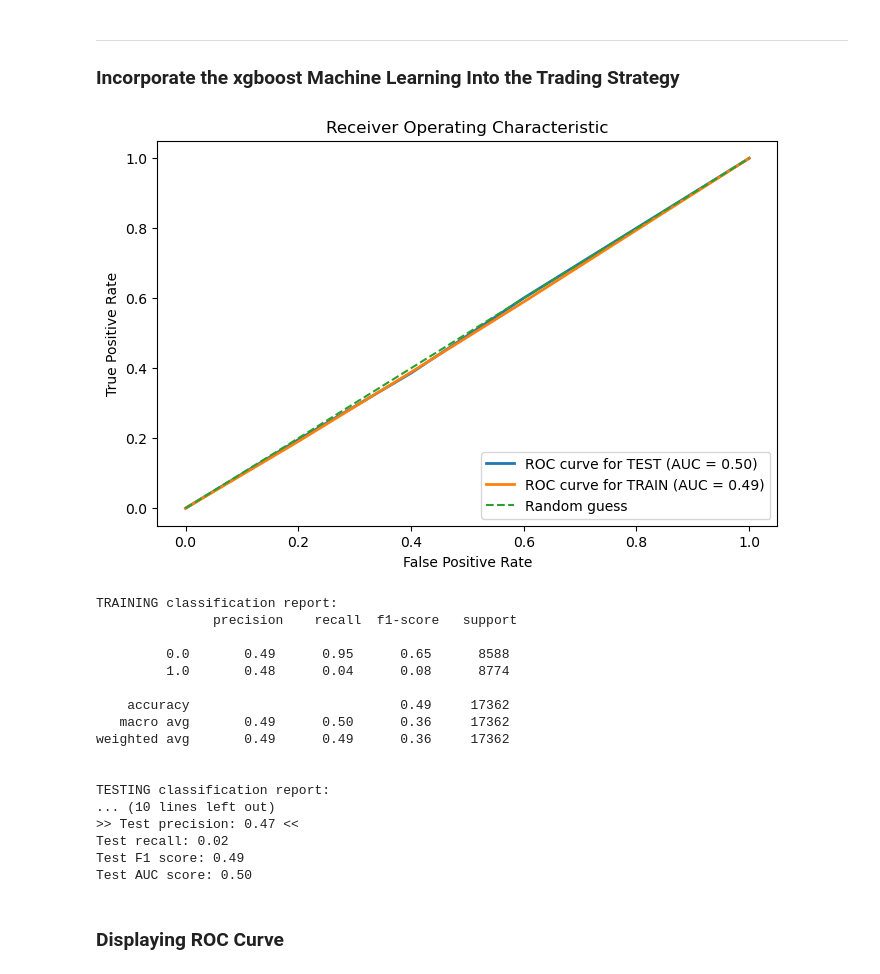
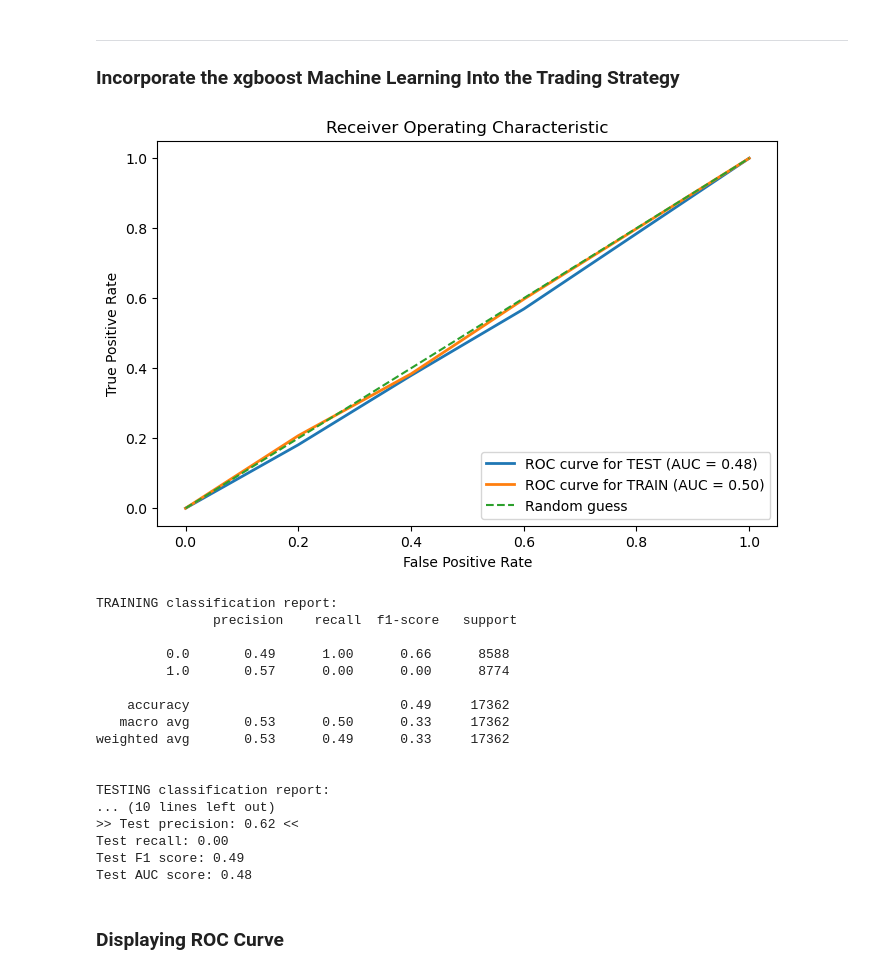
Before and after one commit to adrienCAD/ALGOTRADING_Research, a Jupyter notebook: Coding_Experiments/SimpleTrendFollowing_XGB.ipynb, the cells around one changed output. Saved outputs shown, nothing was run; the diff lists cells and outputs as text; code cells hidden in the pictures.

```diff
--- a/Coding_Experiments/SimpleTrendFollowing_XGB.ipynb
+++ b/Coding_Experiments/SimpleTrendFollowing_XGB.ipynb
@@ -449,41 +453,41 @@ Choose the best model
 # %%
 import xgboost as xgb
 #from xgboost import xgbClassifier
 from sklearn.metrics import accuracy_score, f1_score
 from sklearn.model_selection import GridSearchCV
 
 #replace -1 by 0 as xgboost expects a boolean target vector (only 0 and 1)
 y_train = y_train.replace(-1, 0)
 y_test = y_test.replace(-1, 0)
 
 # Create a xgb Classifier model
-xgb_clf = xgb.XGBClassifier(reg_alpha=15)
+xgb_clf = xgb.XGBClassifier(reg_alpha=27)
 
 xgb_clf.fit(X_train_scaled, y_train)
 
 # Use the best model to make predictions on the test data
 y_pred_xgb = xgb_clf.predict(X_test_scaled)
 
 ROC(xgb_clf,X_train,X_test,y_train,y_test)
 # %% [output]
-[figure, old version]
+[figure, new version]
 TRAINING classification report:
                precision    recall  f1-score   support
 
-         0.0       0.49      0.95      0.65      8588
-         1.0       0.48      0.04      0.08      8774
+         0.0       0.49      1.00      0.66      8588
+         1.0       0.57      0.00      0.00      8774
 
     accuracy                           0.49     17362
-   macro avg       0.49      0.50      0.36     17362
-weighted avg       0.49      0.49      0.36     17362
+   macro avg       0.53      0.50      0.33     17362
+weighted avg       0.53      0.49      0.33     17362
 
 
 TESTING classification report:
 ... (10 lines left out)
->> Test precision: 0.47 <<
-Test recall: 0.02
+>> Test precision: 0.62 <<
+Test recall: 0.00
 Test F1 score: 0.49
-Test AUC score: 0.50
+Test AUC score: 0.48
 # %% [markdown]
 ### Displaying ROC Curve
 # %%
```
Also changed, not shown: parts of 14 cells of this notebook, 7 other files.
